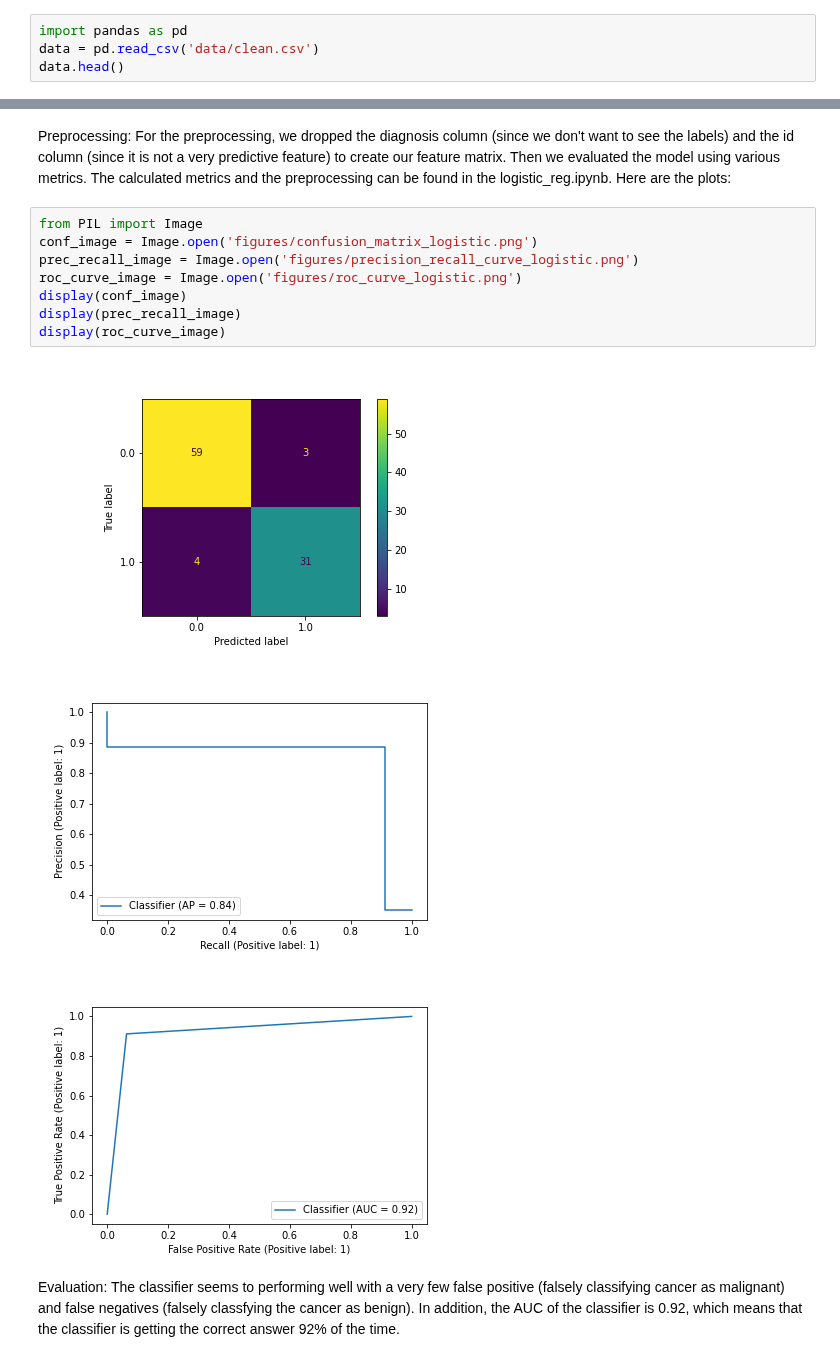
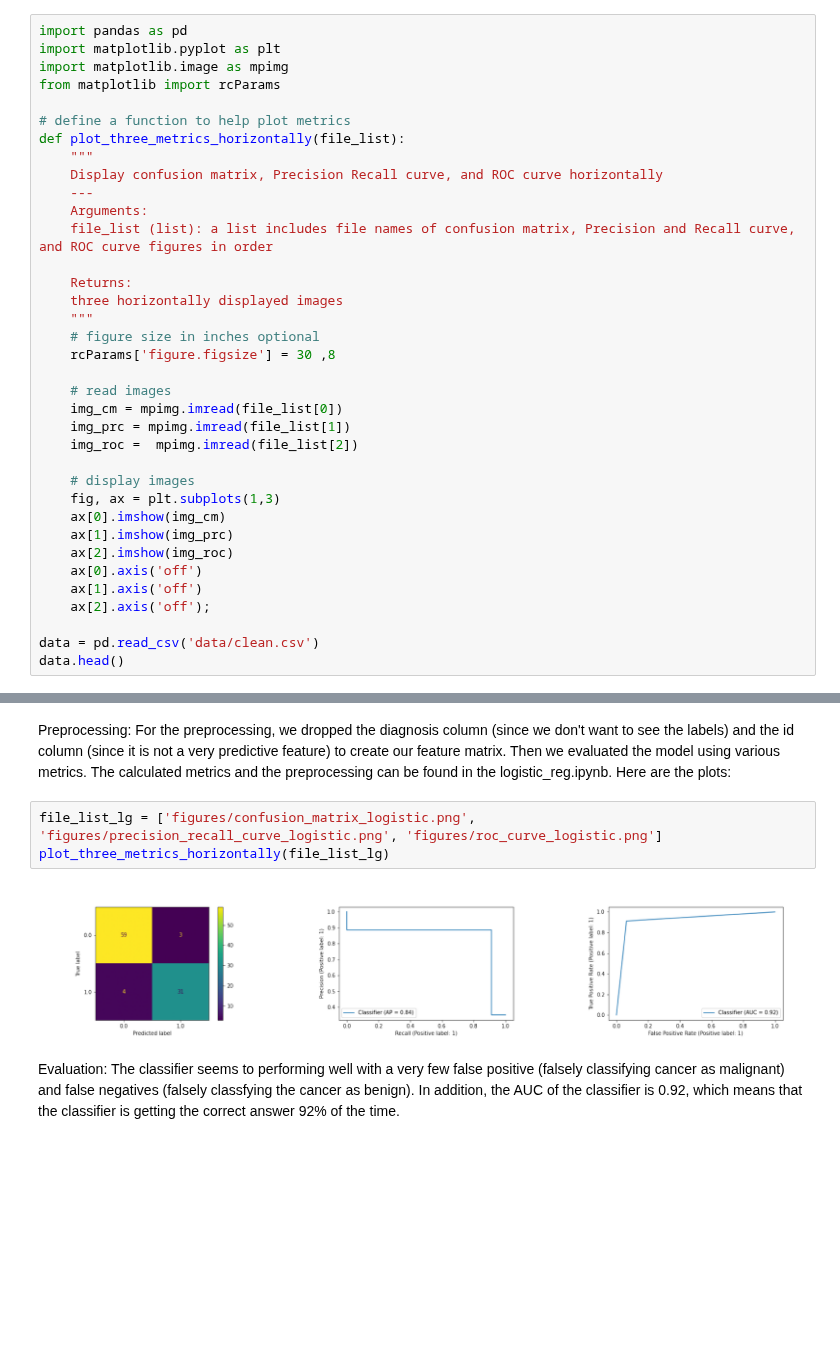
Before and after one commit to UCB-stat-159-s22/hw07-Group26, a Jupyter notebook: main.ipynb, the cells around one changed output, grey strips where cells are left out. Drawn from its saved outputs; the diff is of its cells as text; blank space fills up the shorter version.

Commit message:
added a function to help display three metrics horizozntally

```diff
--- a/main.ipynb
+++ b/main.ipynb
@@ -12,6 +12,38 @@ For our model, we decided to choose to use a classification/prediction model as
 The raw data is from Kaggle, which can be found [here](https://www.kaggle.com/datasets/uciml/breast-cancer-wisconsin-data). The data was given to us in a csv file with 569 observations, so it was hard to interpret. To better interpret the data, we converted the data into a pandas dataframe. Each row of the data represents a specific patient. 357 patients have malignant cancer and 212 have benign cancer. The dataset contains 33 columns with 31 features representing the tumor's characteristics. We treated the diagnosis column as our response variable. All of the features are quantitative (float64) except for the id column (int64) and the diagnosis ('M' or 'B').  To combat this issue, we One Hot Encoded the diagnosis to convert it to 1s and 0s, which would allow us to run our classification model. The diagnosis is read as follows: 0 for benign and 1 for malignant. We also dropped the last column as it was empty. Below is the cleaned dataset that we generated:
 # %%
 import pandas as pd
+import matplotlib.pyplot as plt
+import matplotlib.image as mpimg
+from matplotlib import rcParams
+
+# define a function to help plot metrics
+def plot_three_metrics_horizontally(file_list):
+    """
+    Display confusion matrix, Precision Recall curve, and ROC curve horizontally
+    ---
+    Arguments:
+    file_list (list): a list includes file names of confusion matrix, Precision and Recall curve, and ROC curve figures in order
+
+    Returns:
+    three horizontally displayed images
+    """
+    # figure size in inches optional
+    rcParams['figure.figsize'] = 30 ,8
+
+    # read images
+    img_cm = mpimg.imread(file_list[0])
+    img_prc = mpimg.imread(file_list[1])
+    img_roc =  mpimg.imread(file_list[2])
+
+    # display images
+    fig, ax = plt.subplots(1,3)
+    ax[0].imshow(img_cm)
+    ax[1].imshow(img_prc)
+    ax[2].imshow(img_roc)
+    ax[0].axis('off')
+    ax[1].axis('off')
+    ax[2].axis('off');
+
 data = pd.read_csv('data/clean.csv')
 data.head()
 # %% [output]
@@ -55,17 +87,10 @@ Limitations and Assumptions: An important thing to note about logistic regressio
 # %% [markdown]
 Preprocessing: For the preprocessing, we dropped the diagnosis column (since we don't want to see the labels) and the id column (since it is not a very predictive feature) to create our feature matrix. Then we evaluated the model using various metrics. The calculated metrics and the preprocessing can be found in the logistic_reg.ipynb. Here are the plots:
 # %%
-from PIL import Image
-conf_image = Image.open('figures/confusion_matrix_logistic.png')
-prec_recall_image = Image.open('figures/precision_recall_curve_logistic.png')
-roc_curve_image = Image.open('figures/roc_curve_logistic.png')
-display(conf_image)
-display(prec_recall_image)
-display(roc_curve_image)
+file_list_lg = ['figures/confusion_matrix_logistic.png', 'figures/precision_recall_curve_logistic.png', 'figures/roc_curve_logistic.png']
+plot_three_metrics_horizontally(file_list_lg)
 # %% [output]
-[figure, old version]
+[figure, new version]
-[figure, removed]
-[figure, removed]
 # %% [markdown]
 Evaluation: The classifier seems to performing well with a very few false positive (falsely classifying cancer as malignant) and false negatives (falsely classfying the cancer as benign). In addition, the AUC of the classifier is 0.92, which means that the classifier is getting the correct answer 92% of the time.
 # %% [markdown]
```
Also changed, not shown: parts of 3 cells of this notebook, 1 other file.
